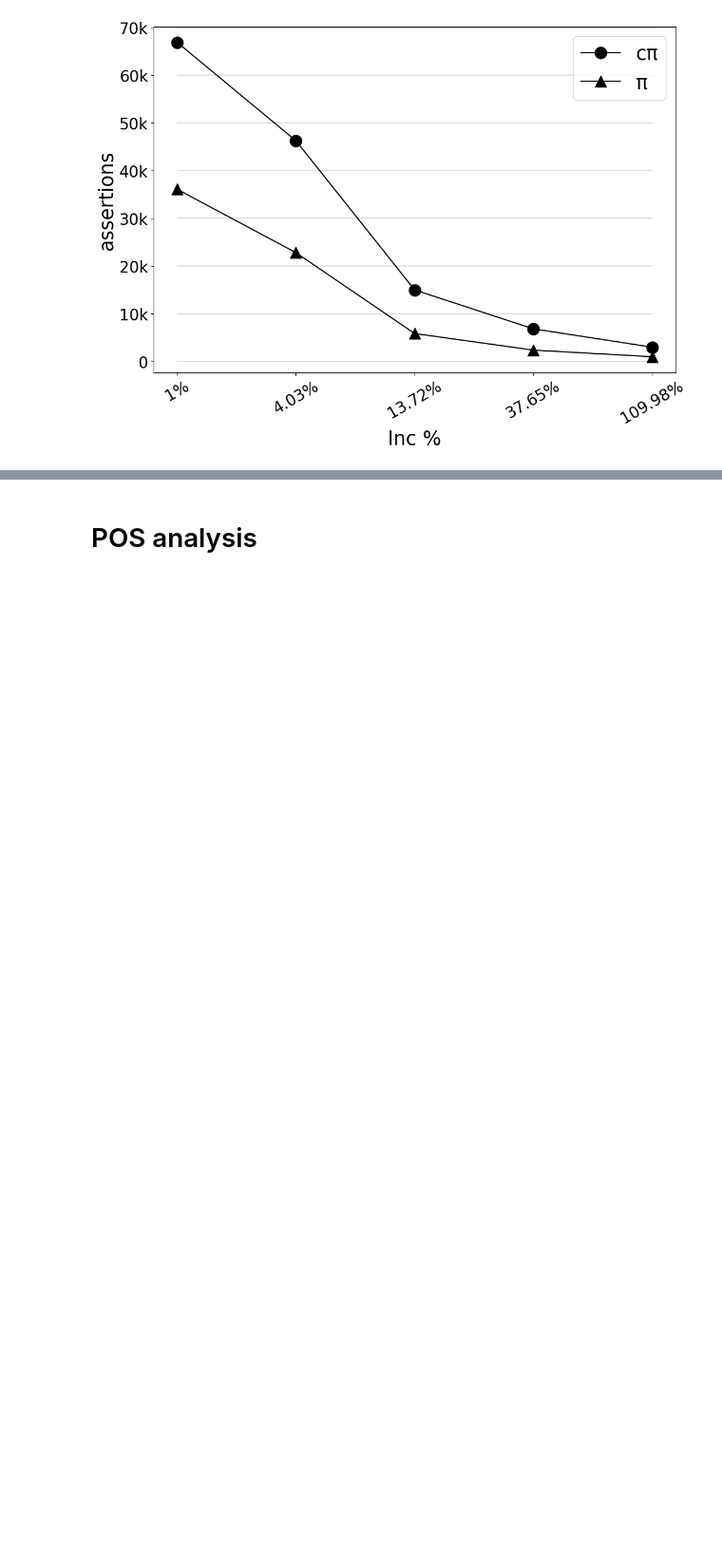
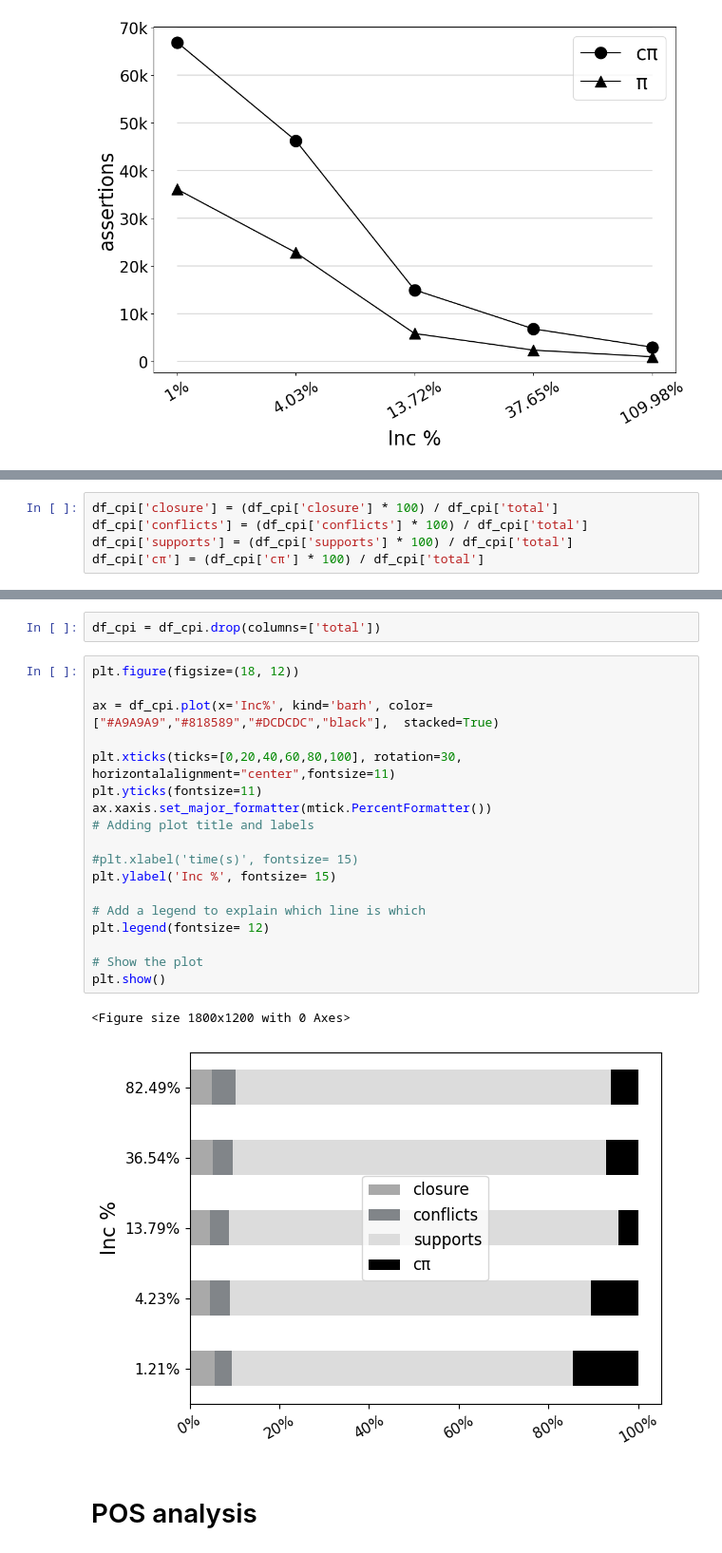
Before and after one commit to ahmedlaouar/py_reasoner, a Jupyter notebook: bench_prepa/cpi_repair_plots.ipynb, the cells around one changed output, grey strips where cells are left out. Shown at 95% size. Saved outputs shown, nothing was run; the diff lists cells and outputs as text; blank space fills up the shorter version.

```diff
--- a/bench_prepa/cpi_repair_plots.ipynb
+++ b/bench_prepa/cpi_repair_plots.ipynb
@@ -164,0 +196,5 @@ plt.show()
+# %%
+df_cpi['closure'] = (df_cpi['closure'] * 100) / df_cpi['total']
+df_cpi['conflicts'] = (df_cpi['conflicts'] * 100) / df_cpi['total']
+df_cpi['supports'] = (df_cpi['supports'] * 100) / df_cpi['total']
+df_cpi['cπ'] = (df_cpi['cπ'] * 100) / df_cpi['total']
@@ -165,3 +244,26 @@ plt.show()
+# %%
+df_cpi = df_cpi.drop(columns=['total'])
+# %%
+plt.figure(figsize=(18, 12))
+
+ax = df_cpi.plot(x='Inc%', kind='barh', color=["#A9A9A9","#818589","#DCDCDC","black"],  stacked=True)
+
+plt.xticks(ticks=[0,20,40,60,80,100], rotation=30, horizontalalignment="center",fontsize=11)
+plt.yticks(fontsize=11)
+ax.xaxis.set_major_formatter(mtick.PercentFormatter())
+# Adding plot title and labels
+
+#plt.xlabel('time(s)', fontsize= 15)
+plt.ylabel('Inc %', fontsize= 15)
+
+# Add a legend to explain which line is which
+plt.legend(fontsize= 12)
+
+# Show the plot
+plt.show()
+# %% [output]
+<Figure size 1800x1200 with 0 Axes>
+[figure, added]
 # %% [markdown]
 # POS analysis
 # %%
```
Also changed, not shown: parts of 48 cells of this notebook.
